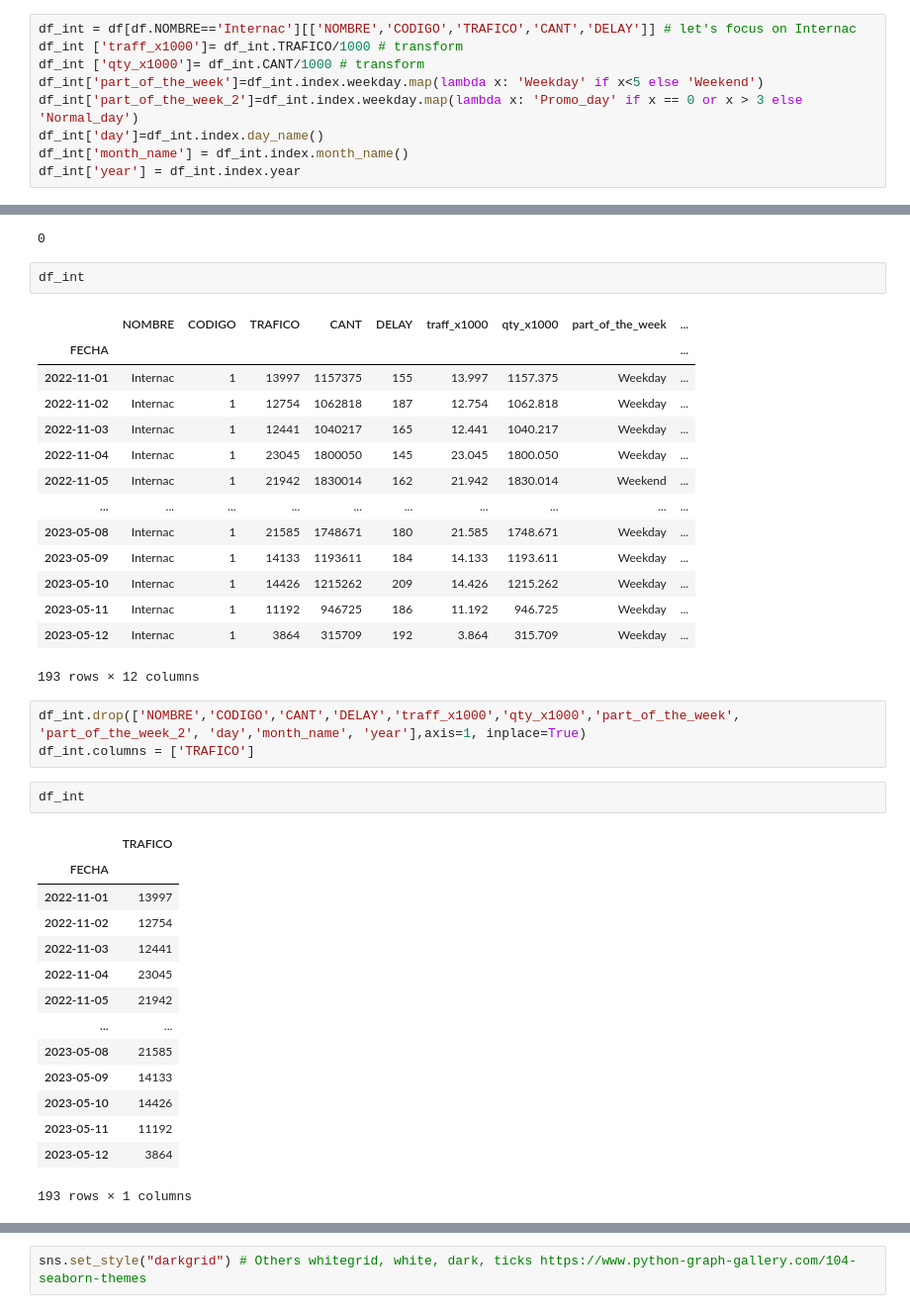
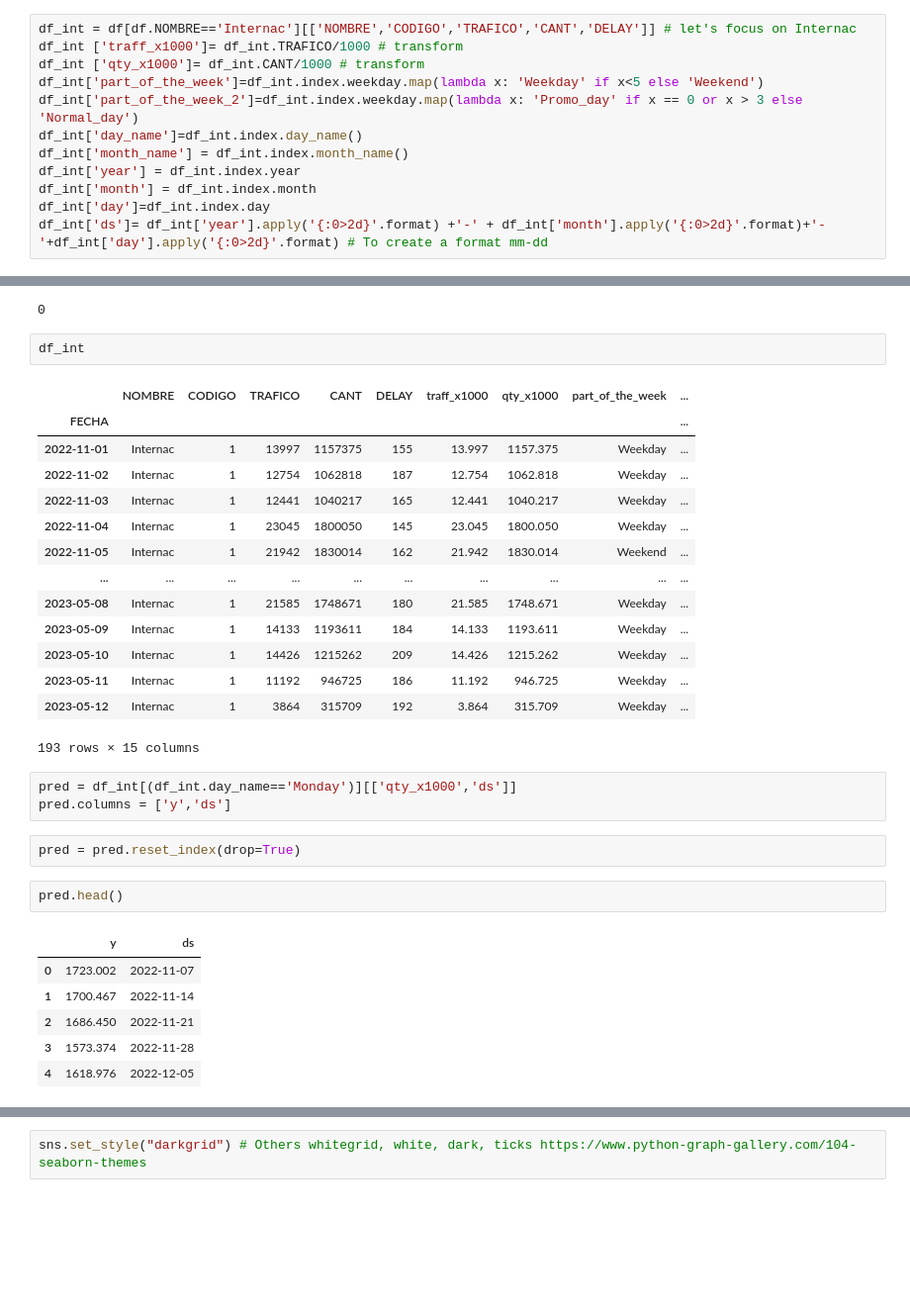
Before and after one commit to gar22891uvg/ProyectoFinalGRP4, a Jupyter notebook: GRP4ProyectoFinal_JAG.ipynb, the cells around one changed output, grey strips where cells are left out. Shown at 99% size. Cells and saved outputs as stored; diff of their text form; blank space fills up the shorter version.

```diff
--- a/GRP4ProyectoFinal_JAG.ipynb
+++ b/GRP4ProyectoFinal_JAG.ipynb
@@ -167,9 +167,12 @@ df_int ['traff_x1000']= df_int.TRAFICO/1000 # transform
 df_int ['qty_x1000']= df_int.CANT/1000 # transform
 df_int['part_of_the_week']=df_int.index.weekday.map(lambda x: 'Weekday' if x<5 else 'Weekend')
 df_int['part_of_the_week_2']=df_int.index.weekday.map(lambda x: 'Promo_day' if x == 0 or x > 3 else 'Normal_day')
-df_int['day']=df_int.index.day_name()
+df_int['day_name']=df_int.index.day_name()
 df_int['month_name'] = df_int.index.month_name()
 df_int['year'] = df_int.index.year
+df_int['month'] = df_int.index.month
+df_int['day']=df_int.index.day
+df_int['ds']= df_int['year'].apply('{:0>2d}'.format) +'-' + df_int['month'].apply('{:0>2d}'.format)+'-'+df_int['day'].apply('{:0>2d}'.format) # To create a format mm-dd
 # %%
 df_int.index.duplicated().sum()
 # %% [output]
@@ -190,26 +193,20 @@ df_int
 | 2023-05-10 | Internac | 1 | 14426 | 1215262 | 209 | 14.426 | 1215.262 | Weekday | ... |
 | 2023-05-11 | Internac | 1 | 11192 | 946725 | 186 | 11.192 | 946.725 | Weekday | ... |
 | 2023-05-12 | Internac | 1 | 3864 | 315709 | 192 | 3.864 | 315.709 | Weekday | ... |
-193 rows × 12 columns
+193 rows × 15 columns
-# %%
-df_int.drop(['NOMBRE','CODIGO','CANT','DELAY','traff_x1000','qty_x1000','part_of_the_week', 'part_of_the_week_2', 'day','month_name', 'year'],axis=1, inplace=True)
-df_int.columns = ['TRAFICO']
-# %%
-df_int
-# %% [output]
-|  | TRAFICO |
-| FECHA |  |
-| 2022-11-01 | 13997 |
-| 2022-11-02 | 12754 |
-| 2022-11-03 | 12441 |
-| 2022-11-04 | 23045 |
-| 2022-11-05 | 21942 |
-| ... | ... |
-| 2023-05-08 | 21585 |
-| 2023-05-09 | 14133 |
-| 2023-05-10 | 14426 |
-| 2023-05-11 | 11192 |
-| 2023-05-12 | 3864 |
-193 rows × 1 columns
+# %%
+pred = df_int[(df_int.day_name=='Monday')][['qty_x1000','ds']]
+pred.columns = ['y','ds']
+# %%
+pred = pred.reset_index(drop=True)
+# %%
+pred.head()
+# %% [output]
+|  | y | ds |
+| 0 | 1723.002 | 2022-11-07 |
+| 1 | 1700.467 | 2022-11-14 |
+| 2 | 1686.450 | 2022-11-21 |
+| 3 | 1573.374 | 2022-11-28 |
+| 4 | 1618.976 | 2022-12-05 |
 # %%
 m = Prophet(interval_width=0.95, daily_seasonality=True)
```
Also changed, not shown: parts of 3 cells of this notebook.
